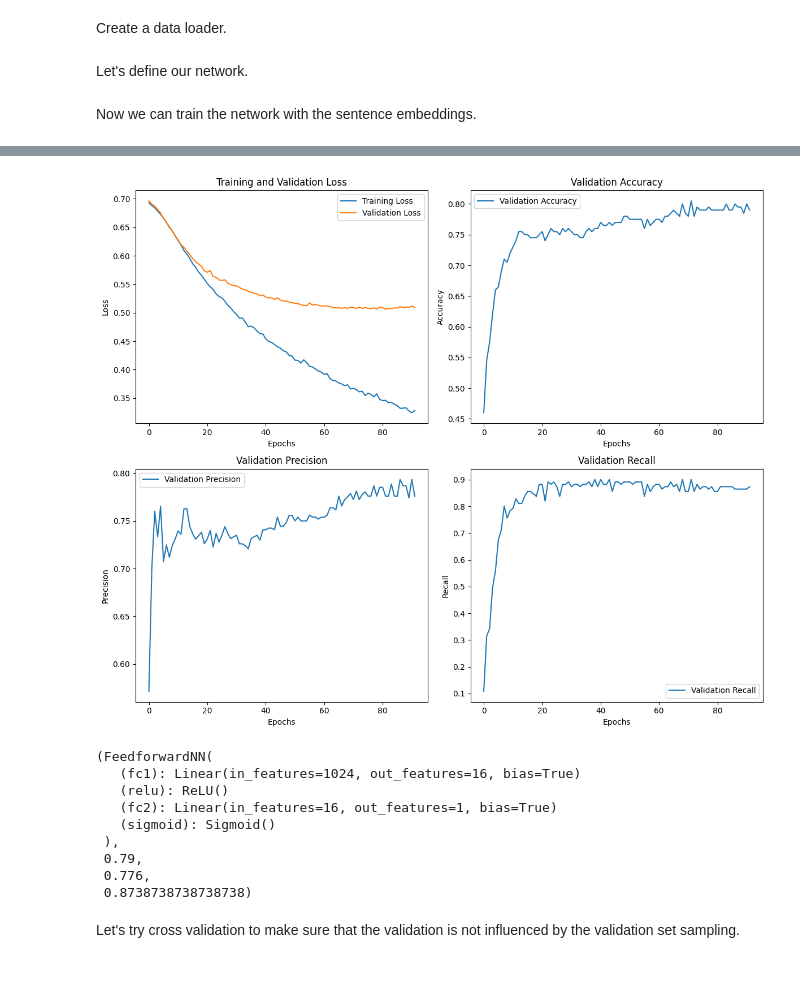
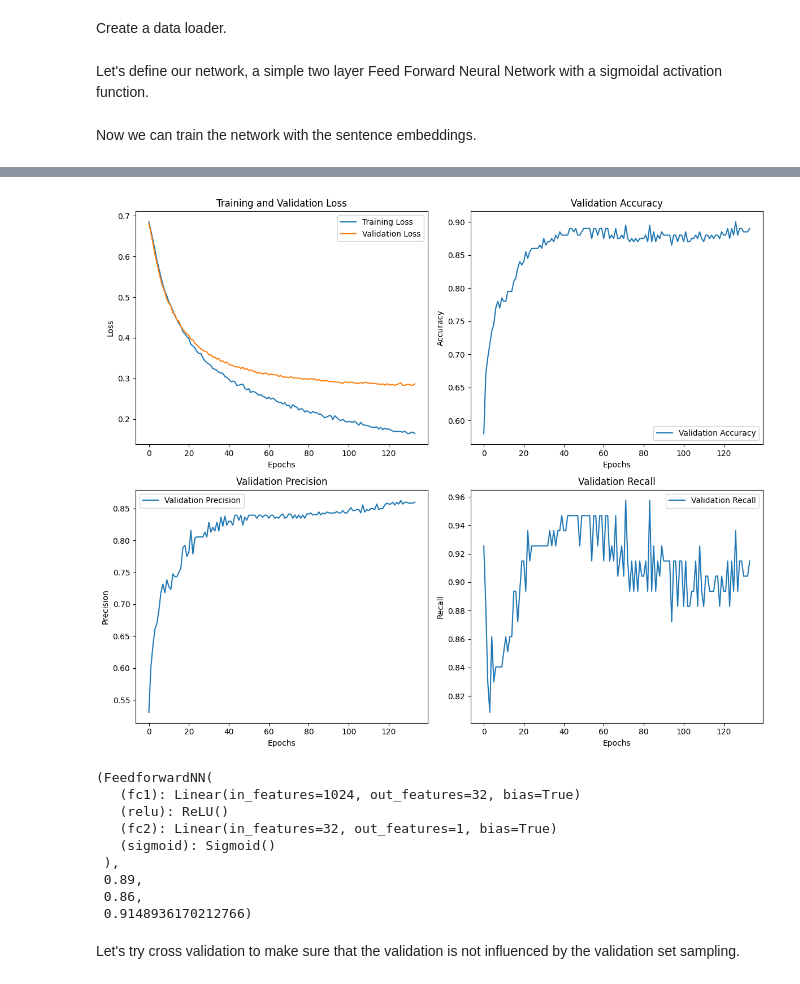
Before and after one commit to dominikglandorf/LLM-grammar, a Jupyter notebook: exp/007_sentence_embeddings.ipynb, the cells around one changed output, grey strips where cells are left out. Saved outputs shown, nothing was run; the diff lists cells and outputs as text; code cells hidden in the pictures.

Commit message:
plot grammar classifiers

```diff
--- a/exp/007_sentence_embeddings.ipynb
+++ b/exp/007_sentence_embeddings.ipynb
@@ -44,9 +51,29 @@ class SentenceDataset(Dataset):
     def __getitem__(self, idx):
         return self.embeddings[idx], self.labels[idx]
 
-def get_dataset(row):
-    sentences = row['augmented_examples'] + row['augmented_negative_examples']
-    labels = [1] * len(row['augmented_examples']) + [0] * len(row['augmented_negative_examples'])
+def get_dataset(row, random_negatives=True):
+    # assemble dataset for one construction
+    # 50% positive examples
+    sentences = list(row['augmented_examples'])
+    labels = [1] * len(row['augmented_examples'])
+
+    if random_negatives:
+        half = int(len(sentences) / 2)
+
+        # 25% random negative examples (positive from other constructions)
+        neg_examples = [example for sublist in df.loc[df['#'] != row['#'], 'augmented_examples'].to_list() for example in sublist]
+        random.shuffle(neg_examples)
+        sentences += neg_examples[:half]
+        labels += [0] * len(neg_examples[:half])
+
+        # 25% augmented negative examples
+        aug_neg_examples = row['augmented_negative_examples']
+        random.shuffle(aug_neg_examples)
+        sentences += aug_neg_examples[:half]
+        labels += [0] * len(aug_neg_examples[:half])
+    else:
+        sentences += row['augmented_negative_examples']
+        labels = [0] * len(row['augmented_negative_examples'])
 
     embeddings = embeddings_model.encode(sentences)
     return SentenceDataset(embeddings, labels)
@@ -86,8 +113,8 @@ train_dataset, val_dataset = random_split(dataset, [train_size, val_size])
 # Create DataLoaders for training and validation
 train_dataloader = DataLoader(train_dataset, batch_size=64, shuffle=True)
 val_dataloader = DataLoader(val_dataset, batch_size=64, shuffle=False)
-# %% [markdown]
-Let's define our network.
+# %% [markdown]
+Let's define our network, a simple two layer Feed Forward Neural Network with a sigmoidal activation function.
 # %%
 class FeedforwardNN(torch.nn.Module):
     def __init__(self, input_dim, hidden_dim):
@@ -102,7 +129,7 @@ class FeedforwardNN(torch.nn.Module):
         output = self.sigmoid(self.fc2(hidden))
         return output
 
-hidden_dim = 16
+hidden_dim = 32
 model = FeedforwardNN(input_dim, hidden_dim)
 # %% [markdown]
 Now we can train the network with the sentence embeddings.
@@ -110,7 +137,7 @@ Now we can train the network with the sentence embeddings.
 # Loss and Optimizer
 criterion = torch.nn.BCELoss()
 
-def train(model, train_dataloader, val_dataloader, verbose=False, plots=True, n_epochs_stop = 10, lr=0.0001):
+def train(model, train_dataloader, val_dataloader, verbose=False, plots=True, n_epochs_stop = 10, lr=0.0001, num_epochs=200):
     optimizer = torch.optim.Adam(model.parameters(), lr)
 
     # Lists to store loss and accuracy values
@@ -125,7 +152,7 @@ def train(model, train_dataloader, val_dataloader, verbose=False, plots=True, n_
     epochs_no_improve = 0
 
     # Training Loop
-    for epoch in range(200):  # Number of epochs
+    for epoch in range(num_epochs):  # Number of epochs
         model.train()  # Set the model to training mode
         total_loss = 0
         train_steps = 0
@@ -192,7 +219,7 @@ def train(model, train_dataloader, val_dataloader, verbose=False, plots=True, n_
                 break
 
         if verbose:
-            print(f'Epoch [{epoch+1}/200], Training Loss: {avg_train_loss:.4f}, Validation Loss: {avg_val_loss:.4f}, '
+            print(f'Epoch [{epoch+1}/{num_epochs}], Training Loss: {avg_train_loss:.4f}, Validation Loss: {avg_val_loss:.4f}, '
                 f'Validation Accuracy: {val_accuracy:.4f}, Precision: {precision:.4f}, Recall: {recall:.4f}')
 
     # Plotting training and validation loss, accuracy, precision, and recall
@@ -233,5 +260,5 @@ def train(model, train_dataloader, val_dataloader, verbose=False, plots=True, n_
 
     return model, val_accuracy, precision, recall
 
-train(model, train_dataloader, val_dataloader, verbose=True)
+train(model, train_dataloader, val_dataloader, verbose=False)
 # %% [output]
@@ -255,13 +266,13 @@ Early stopping at epoch 92
-[figure, old version]
+[figure, new version]
 (FeedforwardNN(
-   (fc1): Linear(in_features=1024, out_features=16, bias=True)
+   (fc1): Linear(in_features=1024, out_features=32, bias=True)
    (relu): ReLU()
-   (fc2): Linear(in_features=16, out_features=1, bias=True)
+   (fc2): Linear(in_features=32, out_features=1, bias=True)
    (sigmoid): Sigmoid()
  ),
- 0.79,
- 0.776,
- 0.8738738738738738)
+ 0.89,
+ 0.86,
+ 0.9148936170212766)
 # %% [markdown]
 Let's try cross validation to make sure that the validation is not influenced by the validation set sampling.
 # %%
```
Also changed, not shown: parts of 7 cells of this notebook, 1 other file.
